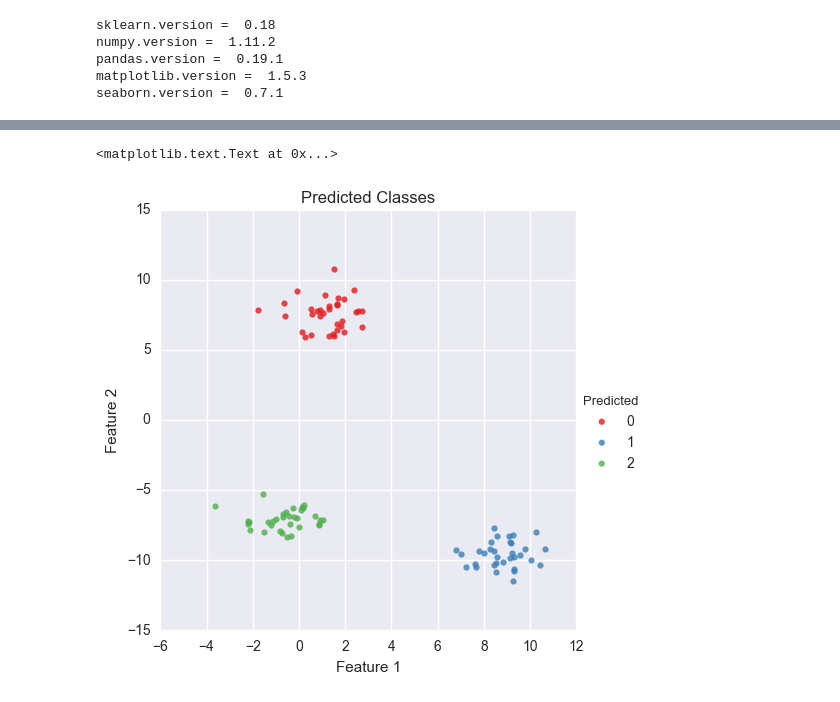
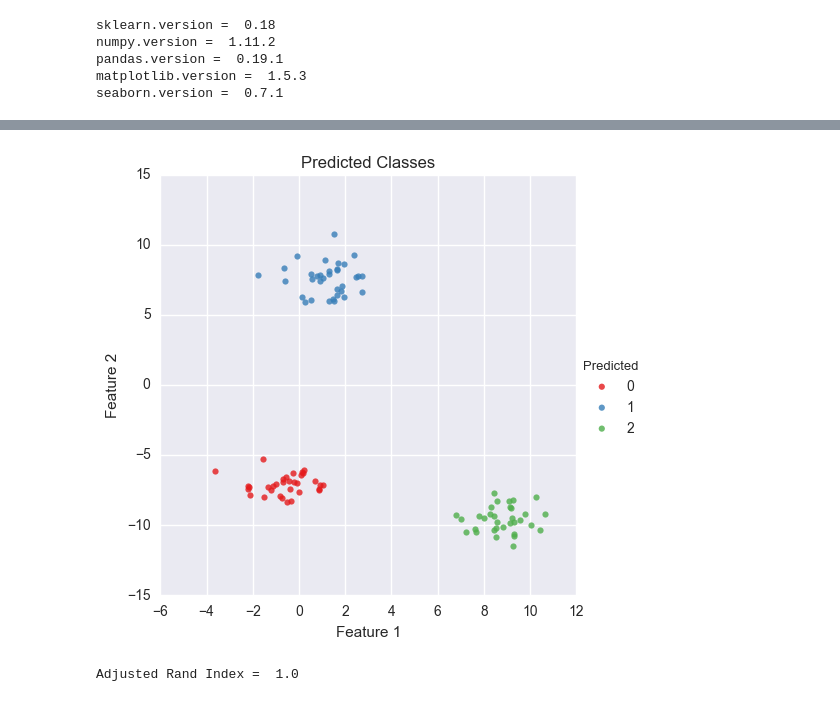
Before and after one commit to niranjv/ml-notes, a Jupyter notebook: KMeans/best-case.ipynb, the cells around one changed output, grey strips where cells are left out. Cells and saved outputs as stored; diff of their text form; code cells hidden in the pictures.

Commit message:
Add clustering metrics

```diff
--- a/KMeans/best-case.ipynb
+++ b/KMeans/best-case.ipynb
@@ -58,17 +58,43 @@ plt.title('Actual classes');
 [figure]
 # %%
-k_train = KMeans(n_clusters=3).fit(X)
-predicted_classes = k_train.labels_
+# ----------
+# Cluster data using KMeans
+# ----------
 
-df2 = pd.DataFrame({
+kmeans_est = KMeans(n_clusters=3).fit(X)
+predicted_classes = kmeans_est.labels_
+
+df_predicted = pd.DataFrame({
         'Feature 1':df['Feature 1'],
         'Feature 2':df['Feature 2'],
-        'Actual':actual_classes,
         'Predicted':predicted_classes
     })
 
-g = sns.lmplot(x='Feature 1', y='Feature 2', data=df2, hue='Predicted', palette='Set1', fit_reg=False)
+g = sns.lmplot(x='Feature 1', y='Feature 2', data=df_predicted, hue='Predicted', palette='Set1', fit_reg=False)
 plt.title('Predicted Classes');
 # %% [output]
-<matplotlib.text.Text at 0x...>
-[figure, old version]
+[figure, new version]
+# %%
+# ----------
+# Evaluate KMeans clustering using various metrics
+# ----------
+
+# Adjusted Rand Index
+# - measures similarity of 2 cluster assignments
+# - invariant to permutation of class labels
+# - score ranges from -1 to 1
+# - higher values => the 2 cluster assignments are more similar with 1.0 => cluster assignments are identical (but labels may not match)
+# - can be used to compare cluster assignments from 2 methods with different assumptions of data structure
+print 'Adjusted Rand Index = ', metrics.adjusted_rand_score(actual_classes, predicted_classes)
+
+# Adjusted Mutual Information score
+
+# Homogeneity & Completeness scores & V measure
+
+# Fowlkes-Mallows score
+
+# Sihouette Coefficient
+
+# Calinski-Harabaz Index
+# %% [output]
+Adjusted Rand Index =  1.0
```
Also changed, not shown: parts of 2 cells of this notebook.
